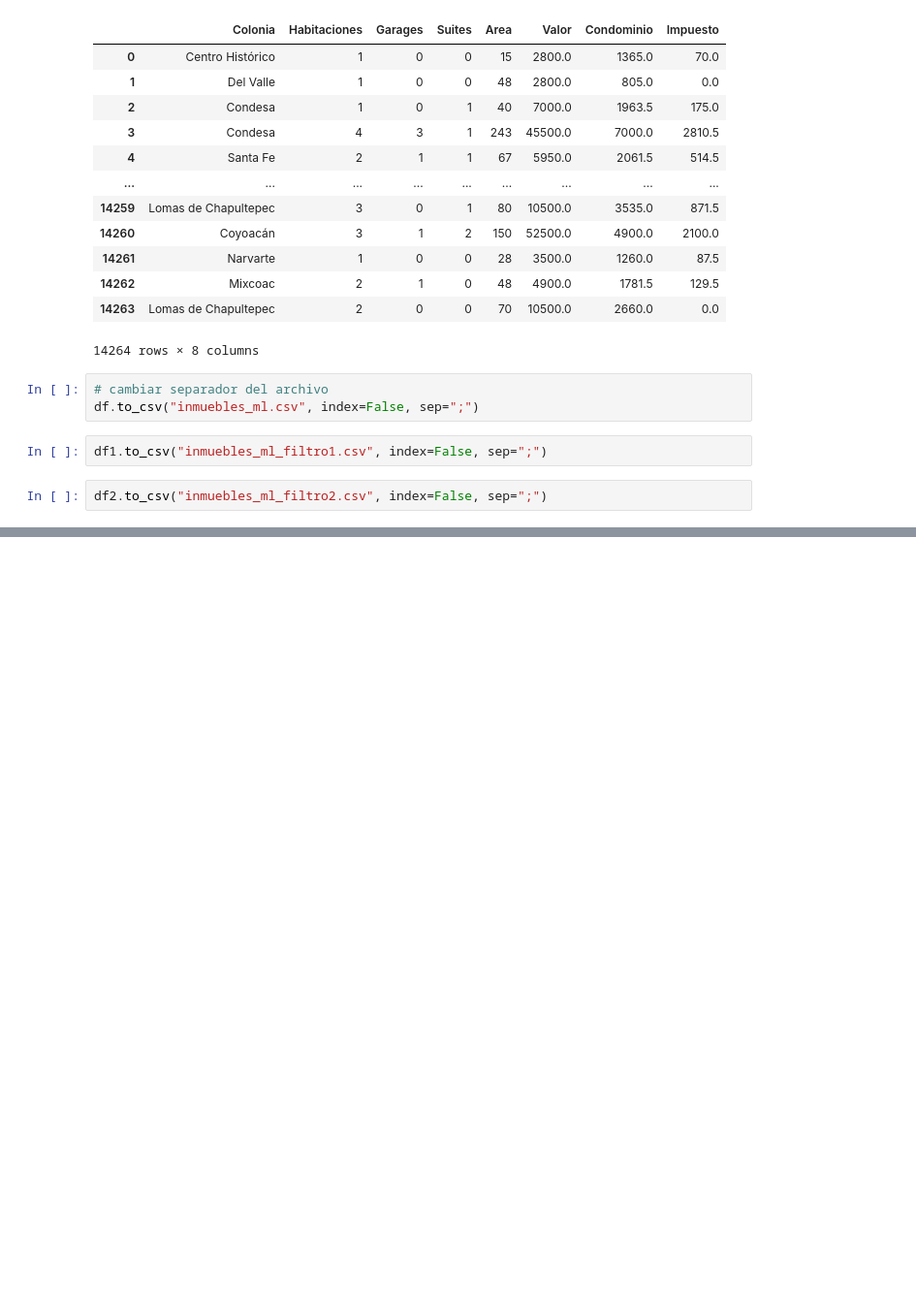
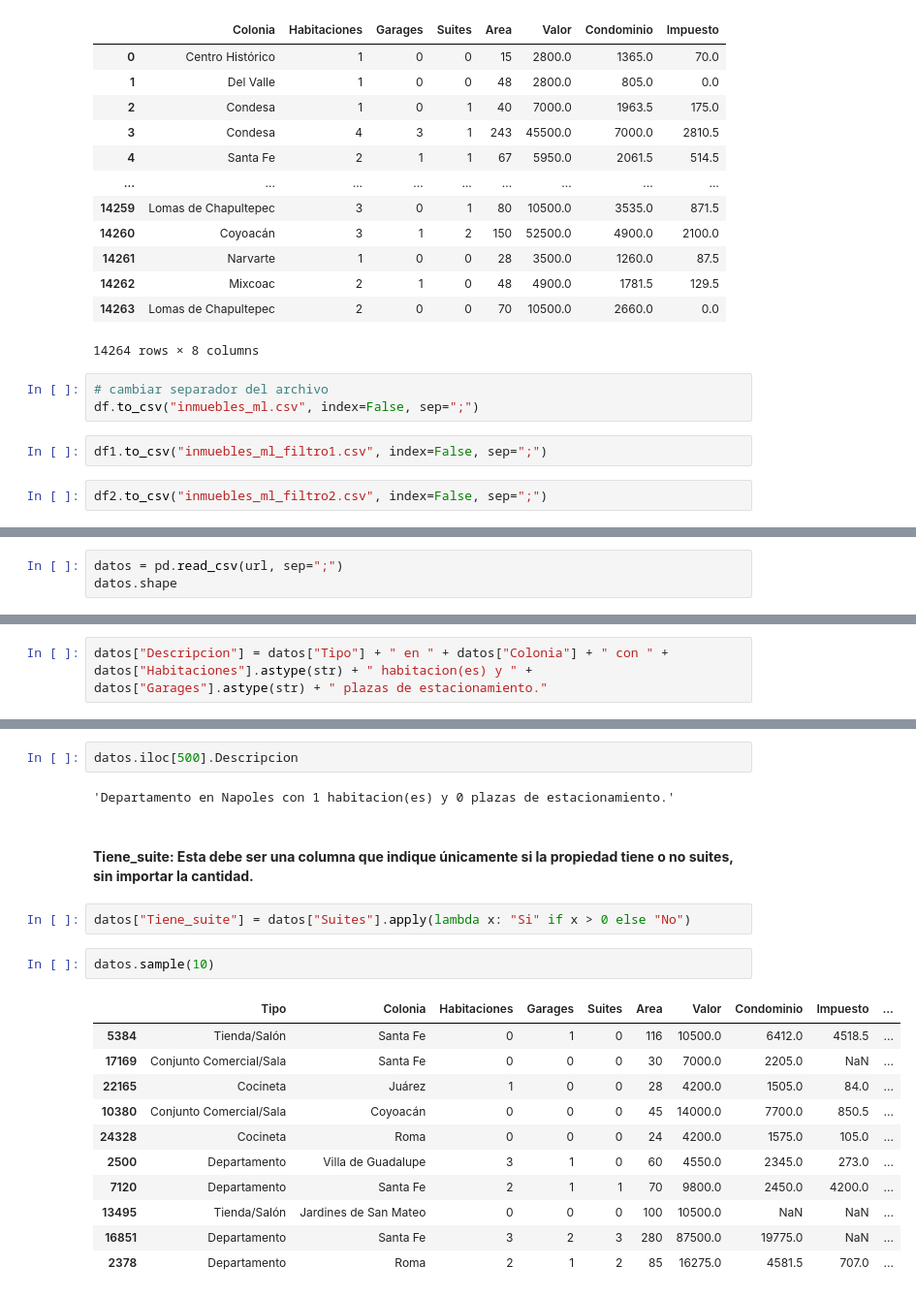
Before and after one commit to Scf300/Curso-Pandas-Data-Science, a Jupyter notebook: inmuebles_cdmx.ipynb, the cells around one changed output, grey strips where cells are left out. Shown: that part at 97% size. Cells and saved outputs as stored; diff of their text form; blank space fills up the shorter version.

```diff
--- a/inmuebles_cdmx.ipynb
+++ b/inmuebles_cdmx.ipynb
@@ -723,0 +730,3 @@ df2.to_csv("inmuebles_ml_filtro2.csv", index=False, sep=";")
+# %%
+datos = pd.read_csv(url, sep=";")
+datos.shape
@@ -723,0 +762,2 @@ df2.to_csv("inmuebles_ml_filtro2.csv", index=False, sep=";")
+# %%
+datos["Descripcion"] = datos["Tipo"] + " en " + datos["Colonia"] + " con " + datos["Habitaciones"].astype(str) + " habitacion(es) y " + datos["Garages"].astype(str) + " plazas de estacionamiento."
@@ -723,0 +773,22 @@ df2.to_csv("inmuebles_ml_filtro2.csv", index=False, sep=";")
+# %%
+datos.iloc[500].Descripcion
+# %% [output]
+'Departamento en Napoles con 1 habitacion(es) y 0 plazas de estacionamiento.'
+# %% [markdown]
+#### **Tiene_suite: Esta debe ser una columna que indique únicamente si la propiedad tiene o no suites, sin importar la cantidad.**
+# %%
+datos["Tiene_suite"] = datos["Suites"].apply(lambda x: "Si" if x > 0 else "No")
+# %%
+datos.sample(10)
+# %% [output]
+|  | Tipo | Colonia | Habitaciones | Garages | Suites | Area | Valor | Condominio | Impuesto | ... |
+| 5384 | Tienda/Salón | Santa Fe | 0 | 1 | 0 | 116 | 10500.0 | 6412.0 | 4518.5 | ... |
+| 17169 | Conjunto Comercial/Sala | Santa Fe | 0 | 0 | 0 | 30 | 7000.0 | 2205.0 | NaN | ... |
+| 22165 | Cocineta | Juárez | 1 | 0 | 0 | 28 | 4200.0 | 1505.0 | 84.0 | ... |
+| 10380 | Conjunto Comercial/Sala | Coyoacán | 0 | 0 | 0 | 45 | 14000.0 | 7700.0 | 850.5 | ... |
+| 24328 | Cocineta | Roma | 0 | 0 | 0 | 24 | 4200.0 | 1575.0 | 105.0 | ... |
+| 2500 | Departamento | Villa de Guadalupe | 3 | 1 | 0 | 60 | 4550.0 | 2345.0 | 273.0 | ... |
+| 7120 | Departamento | Santa Fe | 2 | 1 | 1 | 70 | 9800.0 | 2450.0 | 4200.0 | ... |
+| 13495 | Tienda/Salón | Jardines de San Mateo | 0 | 0 | 0 | 100 | 10500.0 | NaN | NaN | ... |
+| 16851 | Departamento | Santa Fe | 3 | 2 | 3 | 280 | 87500.0 | 19775.0 | NaN | ... |
+| 2378 | Departamento | Roma | 2 | 1 | 2 | 85 | 16275.0 | 4581.5 | 707.0 | ... |
```
Also changed, not shown: parts of 11 cells of this notebook.
